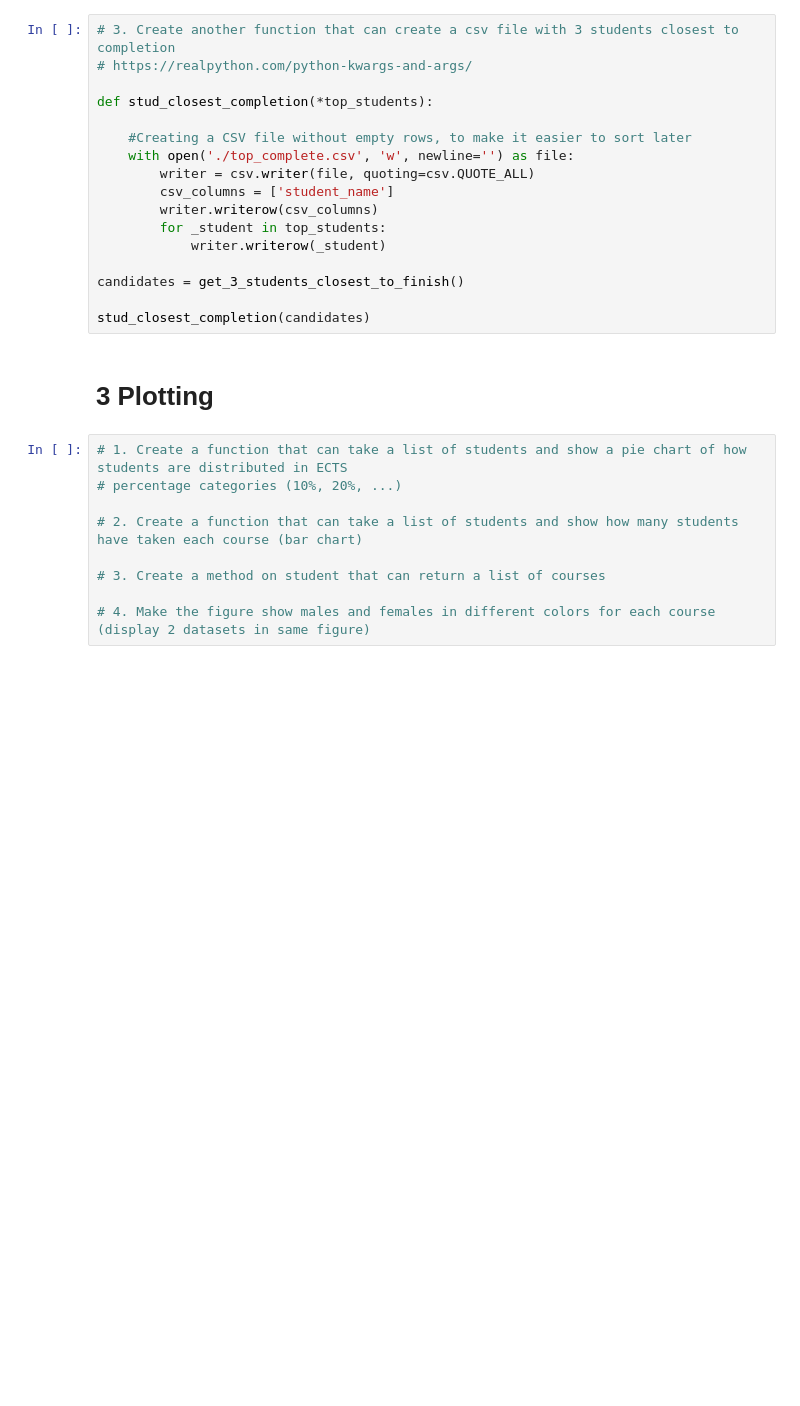
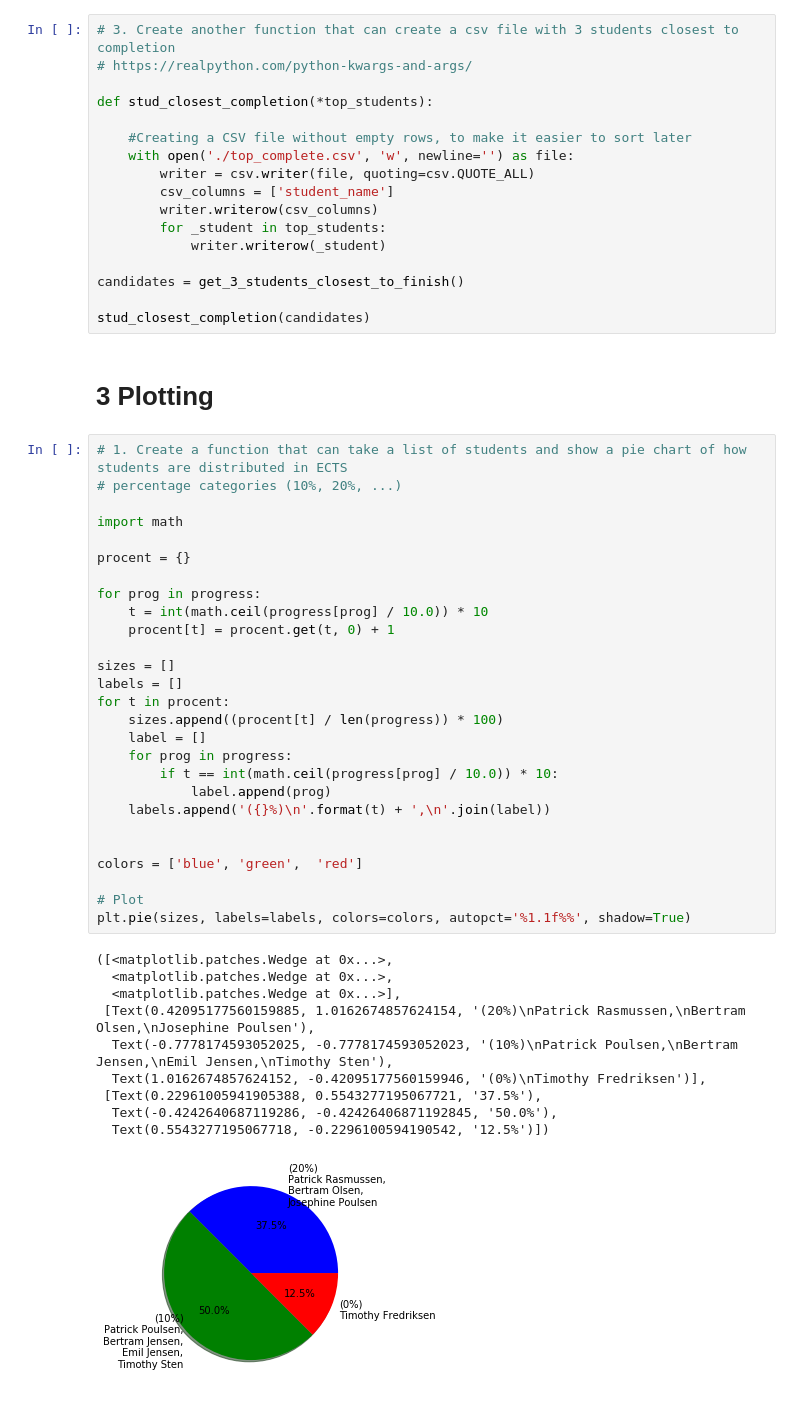
Before and after one commit to TimoSR/DAT4A-Python-Projects, a Jupyter notebook: Week 3/WeekExercise3/Main.ipynb, the cells around one changed output. Drawn from its saved outputs; the diff is of its cells as text; blank space fills up the shorter version.

Commit message:
3 plots

```diff
--- a/Week 3/WeekExercise3/Main.ipynb
+++ b/Week 3/WeekExercise3/Main.ipynb
@@ -228,12 +228,41 @@ candidates = get_3_students_closest_to_finish()
 stud_closest_completion(candidates)
 # %% [markdown]
 # 3 Plotting
-# %%
-# 1. Create a function that can take a list of students and show a pie chart of how students are distributed in ECTS
-# percentage categories (10%, 20%, ...)
-
-# 2. Create a function that can take a list of students and show how many students have taken each course (bar chart)
-
-# 3. Create a method on student that can return a list of courses
-
-# 4. Make the figure show males and females in different colors for each course (display 2 datasets in same figure)
+# %%
+# 1. Create a function that can take a list of students and show a pie chart of how students are distributed in ECTS
+# percentage categories (10%, 20%, ...)
+
+import math
+
+procent = {}
+
+for prog in progress:
+    t = int(math.ceil(progress[prog] / 10.0)) * 10
+    procent[t] = procent.get(t, 0) + 1
+
+sizes = []
+labels = []
+for t in procent:
+    sizes.append((procent[t] / len(progress)) * 100)
+    label = []
+    for prog in progress:
+        if t == int(math.ceil(progress[prog] / 10.0)) * 10:
+            label.append(prog)
+    labels.append('({}%)\n'.format(t) + ',\n'.join(label))
+
+
+colors = ['blue', 'green',  'red']
+
+# Plot
+plt.pie(sizes, labels=labels, colors=colors, autopct='%1.1f%%', shadow=True)
+# %% [output]
+([<matplotlib.patches.Wedge at 0x...>,
+  <matplotlib.patches.Wedge at 0x...>,
+  <matplotlib.patches.Wedge at 0x...>],
+ [Text(0.42095177560159885, 1.0162674857624154, '(20%)\nPatrick Rasmussen,\nBertram Olsen,\nJosephine Poulsen'),
+  Text(-0.7778174593052025, -0.7778174593052023, '(10%)\nPatrick Poulsen,\nBertram Jensen,\nEmil Jensen,\nTimothy Sten'),
+  Text(1.0162674857624152, -0.42095177560159946, '(0%)\nTimothy Fredriksen')],
+ [Text(0.22961005941905388, 0.5543277195067721, '37.5%'),
+  Text(-0.4242640687119286, -0.42426406871192845, '50.0%'),
+  Text(0.5543277195067718, -0.2296100594190542, '12.5%')])
+[figure, added]
```
